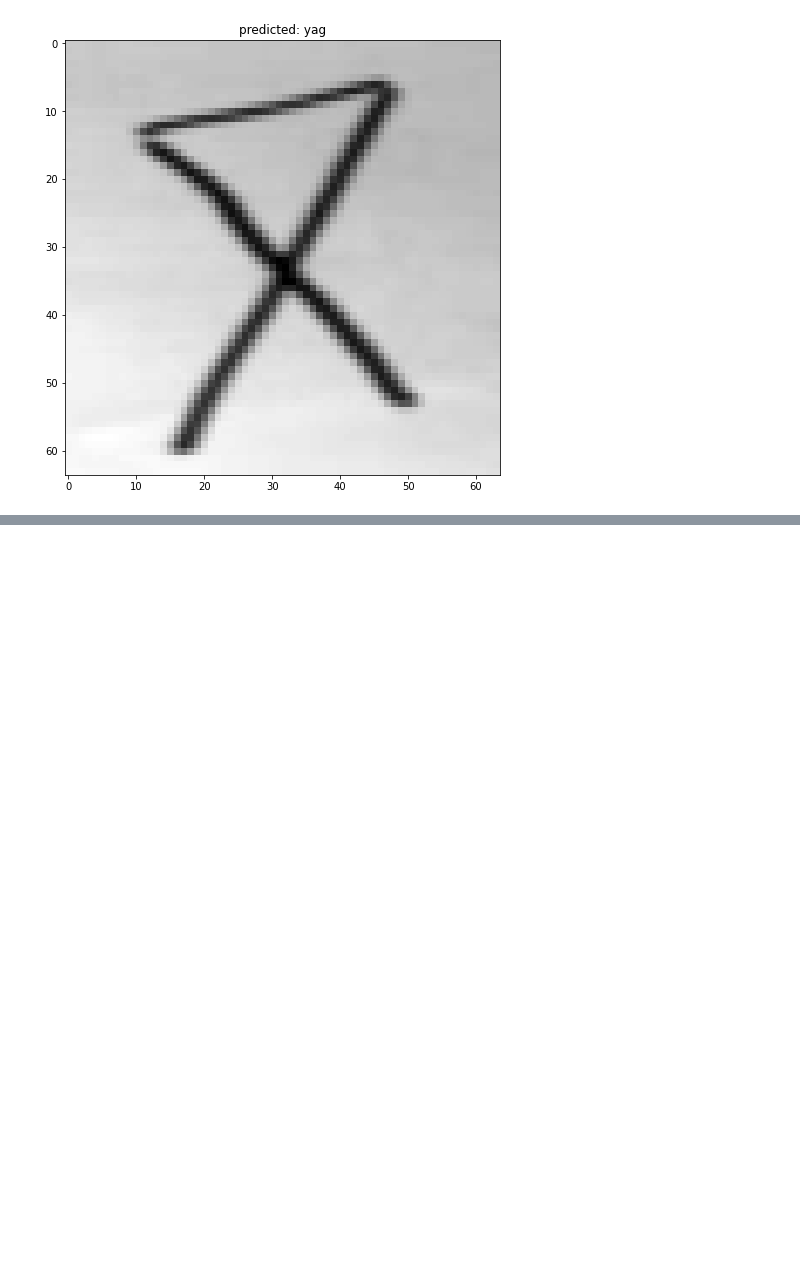
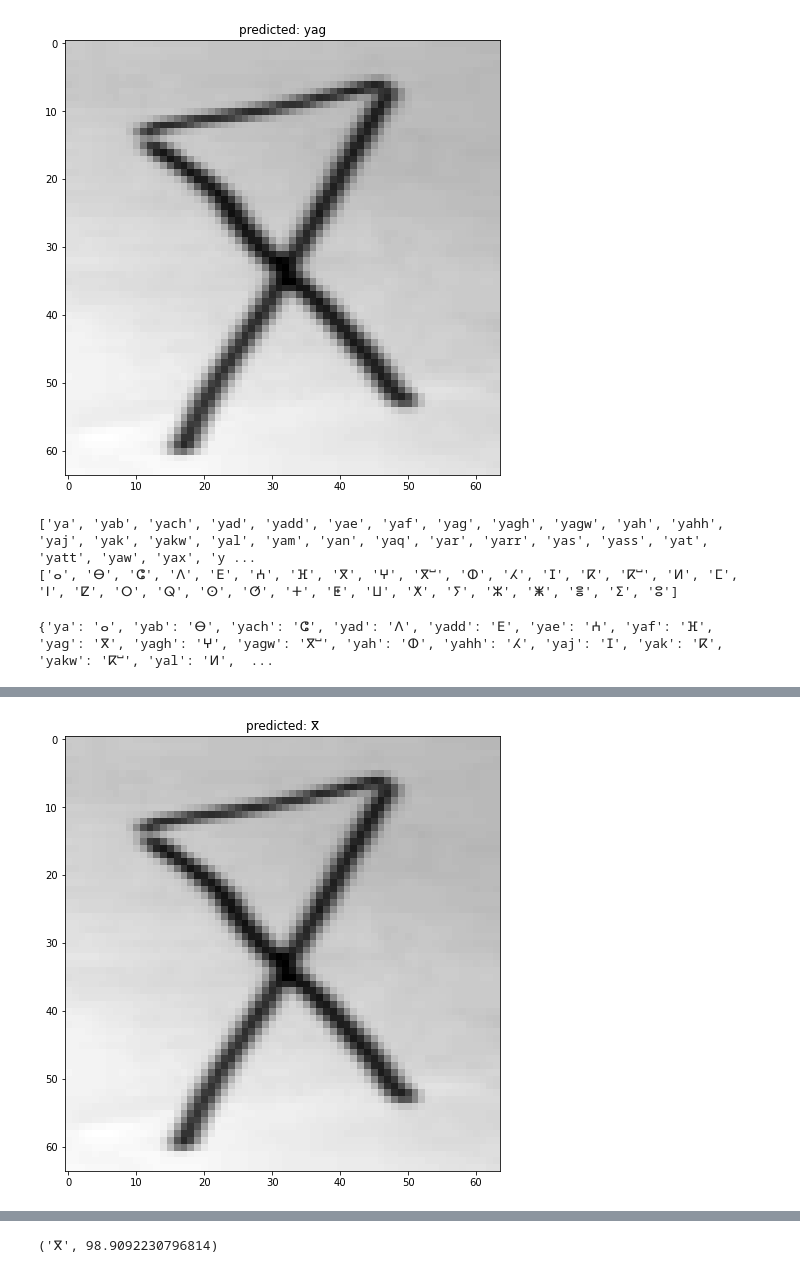
Before and after one commit to younes3334/Tifinagh-Recognition-Model, a Jupyter notebook: Builduing_model_area.ipynb, the cells around one changed output, grey strips where cells are left out. Drawn from its saved outputs; the diff is of its cells as text; code cells hidden in the pictures; blank space fills up the shorter version.

```diff
--- a/Builduing_model_area.ipynb
+++ b/Builduing_model_area.ipynb
@@ -216,3 +216,64 @@ plt.show()
 # %% [output]
 1/1 [==============================] - 0s 60ms/step
 [figure]
+# %%
+# now we will take the labels and transoform them into an other labels
+# the main labels are in the file under : "C:\Users\Asus\Desktop\Ultimate Projects\Tfinagh Recognetion model\Tifinagh-Recognition-Model\dataset\labels\33-common-latin-tifinagh.txt"
+# we will take the corresponding labels from the file under :"C:\Users\Asus\Desktop\Ultimate Projects\Tfinagh Recognetion model\Tifinagh-Recognition-Model\dataset\labels\sorted-33-common-tifinagh.txt"
+
+main_labels = []
+with open(r"C:\Users\Asus\Desktop\Ultimate Projects\Tfinagh Recognetion model\Tifinagh-Recognition-Model\dataset\labels\33-common-latin-tifinagh.txt", "r") as f:
+    for line in f:
+        main_labels.append(line.split()[0])
+print(main_labels)
+
+# now we will take the corresponding labels from the file under :"C:\Users\Asus\Desktop\Ultimate Projects\Tfinagh Recognetion model\Tifinagh-Recognition-Model\dataset\labels\sorted-33-common-tifinagh.txt"
+corresponding_labels = []
+with open(r"C:\Users\Asus\Desktop\Ultimate Projects\Tfinagh Recognetion model\Tifinagh-Recognition-Model\dataset\labels\sorted-33-common-tifinagh.txt", "r", encoding="utf8") as f:
+    for line in f:
+        corresponding_labels.append(line.split()[0])
+print(corresponding_labels)
+# %% [output]
+['ya', 'yab', 'yach', 'yad', 'yadd', 'yae', 'yaf', 'yag', 'yagh', 'yagw', 'yah', 'yahh', 'yaj', 'yak', 'yakw', 'yal', 'yam', 'yan', 'yaq', 'yar', 'yarr', 'yas', 'yass', 'yat', 'yatt', 'yaw', 'yax', 'y ...
+['ⴰ', 'ⴱ', 'ⵛ', 'ⴷ', 'ⴹ', 'ⵄ', 'ⴼ', 'ⴳ', 'ⵖ', 'ⴳⵯ', 'ⵀ', 'ⵃ', 'ⵊ', 'ⴽ', 'ⴽⵯ', 'ⵍ', 'ⵎ', 'ⵏ', 'ⵇ', 'ⵔ', 'ⵕ', 'ⵙ', 'ⵚ', 'ⵜ', 'ⵟ', 'ⵡ', 'ⵅ', 'ⵢ', 'ⵣ', 'ⵥ', 'ⴻ', 'ⵉ', 'ⵓ']
+# %%
+# now we will create a dictionary to map the labels
+labels_dict = dict(zip(main_labels, corresponding_labels))
+print(labels_dict)
+# %% [output]
+{'ya': 'ⴰ', 'yab': 'ⴱ', 'yach': 'ⵛ', 'yad': 'ⴷ', 'yadd': 'ⴹ', 'yae': 'ⵄ', 'yaf': 'ⴼ', 'yag': 'ⴳ', 'yagh': 'ⵖ', 'yagw': 'ⴳⵯ', 'yah': 'ⵀ', 'yahh': 'ⵃ', 'yaj': 'ⵊ', 'yak': 'ⴽ', 'yakw': 'ⴽⵯ', 'yal': 'ⵍ',  ...
+# %%
+def predict_image(image_path):
+    # read the image
+    image = cv2.imread(image_path)
+
+    # convert the images to grayscale
+    image = cv2.cvtColor(image, cv2.COLOR_BGR2GRAY)
+
+    # move the gaussian noises
+    image = cv2.GaussianBlur(image, (5, 5), 0)
+
+    # resize the images to 64x64
+    image = cv2.resize(image, (64, 64))
+
+    # convert the images to numpy arrays
+    image = np.array(image)
+
+    # reshape the image to be 4D
+    image = image.reshape(-1, 64, 64, 1)
+
+    # predict the image
+    y_pred = tif_model.predict(image)
+    y_pred = np.argmax(y_pred, axis=1)
+
+    # show the predicted label with the image ( change the dimension of the image to 64x64 )
+    plt.figure(figsize=(8, 8))
+    plt.imshow(image.reshape(64, 64), cmap="gray")
+    plt.title("predicted: " + labels_dict[label_encoder.inverse_transform(y_pred)[0]])
+    plt.show()
+
+    # return the prediction with the probability of the prediction in precentage :
+    return labels_dict[label_encoder.inverse_transform(y_pred)[0]], tif_model.predict(image)[0][y_pred[0]] * 100
+
+predict_image(r"C:\Users\Asus\Desktop\Ultimate Projects\Tfinagh Recognetion model\Tifinagh-Recognition-Model\test_model1.png")
+# %% [output]
@@ -218,0 +281 @@ plt.show()
+[figure, added]
@@ -218,0 +283 @@ plt.show()
+('ⴳ', 98.9092230796814)
```
Also changed, not shown: parts of 1 cell of this notebook, 1 other file.
